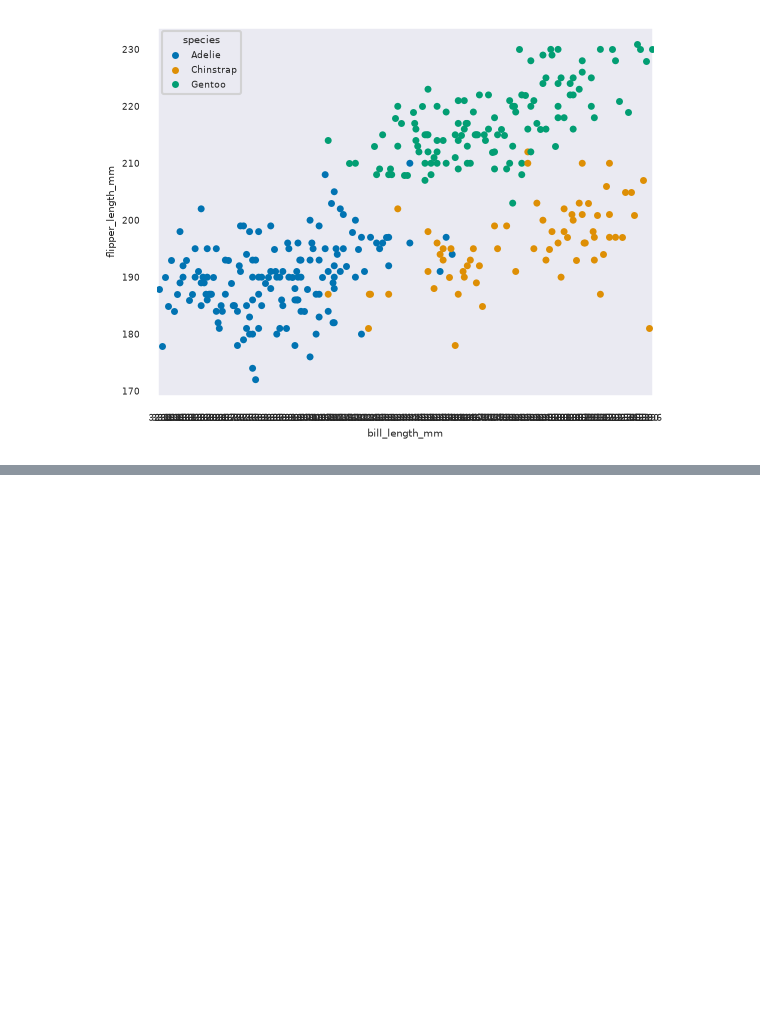
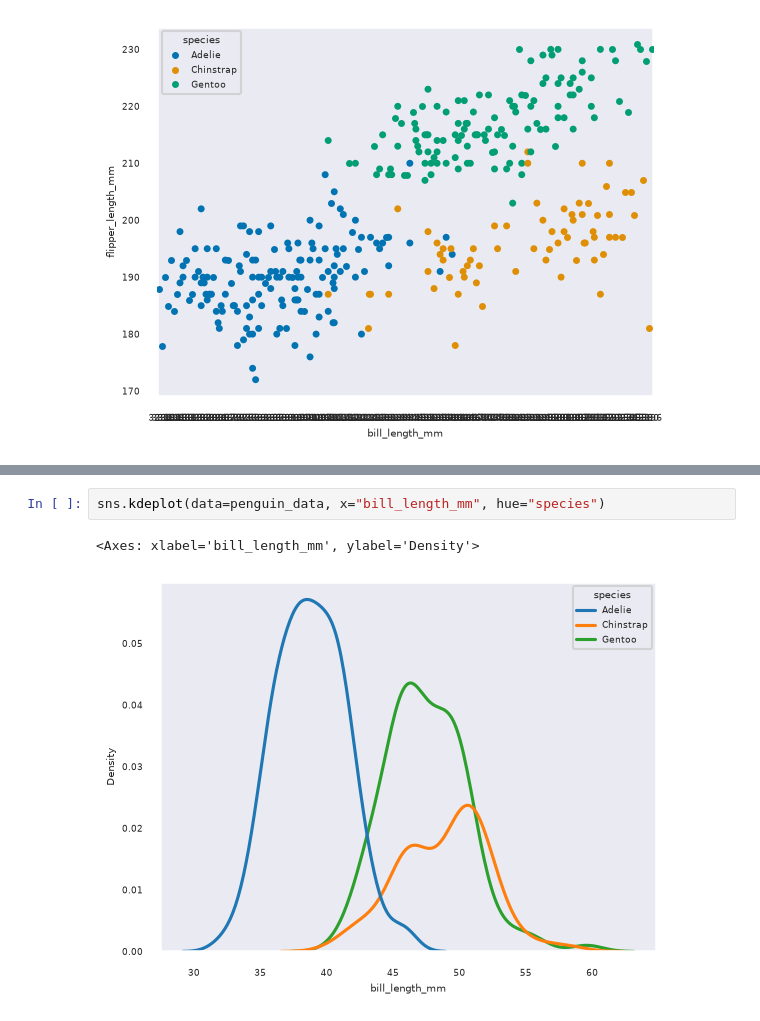
Before and after one commit to rohitdhamke/ml, a Jupyter notebook: seaborn/day1.ipynb, the cells around one changed output, grey strips where cells are left out. Saved outputs shown, nothing was run; the diff lists cells and outputs as text; blank space fills up the shorter version.

```diff
--- a/seaborn/day1.ipynb
+++ b/seaborn/day1.ipynb
@@ -69,0 +91,5 @@ sns.swarmplot(data=penguin_data, x="bill_length_mm", y="flipper_length_mm", pale
+# %%
+sns.kdeplot(data=penguin_data, x="bill_length_mm", hue="species")
+# %% [output]
+<Axes: xlabel='bill_length_mm', ylabel='Density'>
+[figure, added]
```
Also changed, not shown: parts of 4 cells of this notebook.
